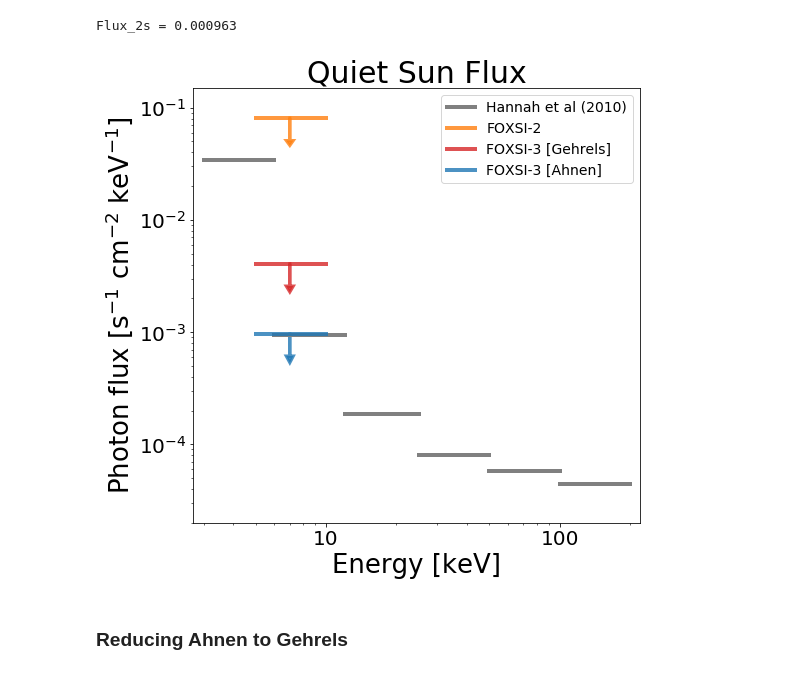
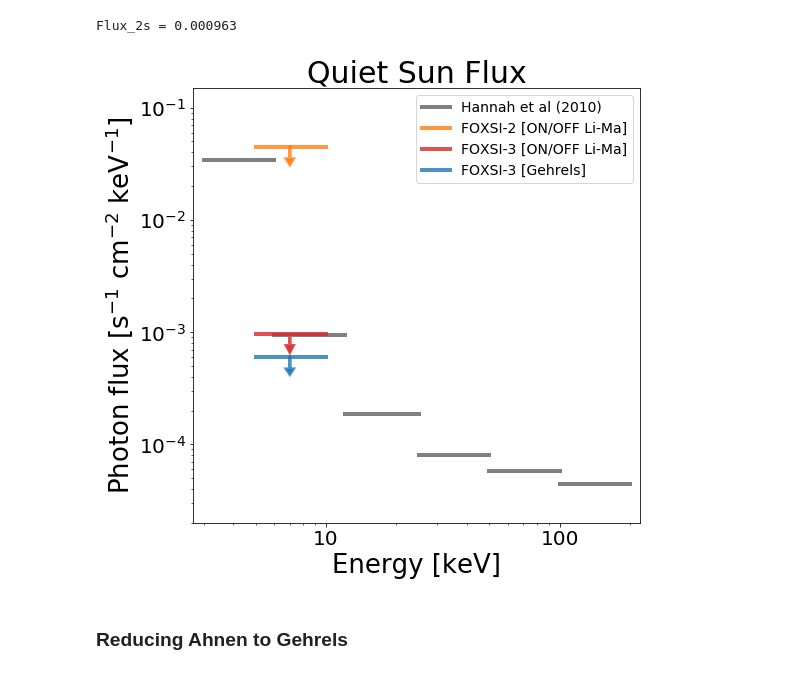
Before and after one commit to pymilo/QuietSunAnalysis, a Jupyter notebook: FOXSI3/Ahnen_Method_ON-OFF_Analysis.ipynb, the cells around one changed output. Saved outputs shown, nothing was run; the diff lists cells and outputs as text; code cells hidden in the pictures.

```diff
--- a/FOXSI3/Ahnen_Method_ON-OFF_Analysis.ipynb
+++ b/FOXSI3/Ahnen_Method_ON-OFF_Analysis.ipynb
@@ -155,43 +155,43 @@ Flux_2s = 0.000963
 from matplotlib.ticker import ScalarFormatter
 fig, ax = plt.subplots(figsize=(8,8))
 # Iain's Data (2010) :
 ax.plot([3,6],[340.38e-4,340.38e-4],linewidth=4.0,color='grey')
 ax.plot([6,12],[9.5e-4,9.5e-4],linewidth=4.0,color='grey')
 ax.plot([12,25],[1.88e-4,1.88e-4],linewidth=4.0,color='grey')
 ax.plot([25,50],[0.8e-4,0.8e-4],linewidth=4.0,color='grey')
 ax.plot([50,100],[0.58e-4,0.58e-4],linewidth=4.0,color='grey')
 ax.plot([100,200],[0.44e-4,0.44e-4],linewidth=4.0,color='grey',label='Hannah et al (2010)')
 # FOXSI2
-f2limit = 0.081
-ax.plot([5,10],[f2limit,f2limit],linewidth=4.0,color='tab:orange',label='FOXSI-2',alpha=0.8) # best
-ax.arrow(7, f2limit, 0, -0.03,head_width=0.5, head_length=0.005,alpha=0.8,
+f2limit = 0.045
+ax.plot([5,10],[f2limit,f2limit],linewidth=4.0,color='tab:orange',label='FOXSI-2 [ON/OFF Li-Ma]',alpha=0.8) # best
+ax.arrow(7, f2limit, 0, -0.01,head_width=0.5, head_length=0.004,alpha=0.8,
          fc='tab:orange', ec='tab:orange',linewidth=3.0)
 # FOXSI3 Gehrels
-Gehrels_lim = 0.004075
-ax.plot([5,10],[Gehrels_lim,Gehrels_lim],linewidth=4.0,color='tab:red',label='FOXSI-3 [Gehrels]',alpha=0.8) # best
-ax.arrow(7, Gehrels_lim, 0, -0.0015,head_width=0.5, head_length=0.0003,alpha=0.8,
+Gehrels_lim = 9.6e-4
+ax.plot([5,10],[Gehrels_lim,Gehrels_lim],linewidth=4.0,color='tab:red',label='FOXSI-3 [ON/OFF Li-Ma]',alpha=0.8) # best
+ax.arrow(7, Gehrels_lim, 0, -0.0002,head_width=0.5, head_length=0.0001,alpha=0.8,
          fc='tab:red', ec='tab:red',linewidth=3.0)
 # FOXSI3 Ahnen
-Ahnen_lim = flux
-ax.plot([5,10],[Ahnen_lim,Ahnen_lim],linewidth=4.0,color='tab:blue',label='FOXSI-3 [Ahnen]',alpha=0.8) # best
-ax.arrow(7, Ahnen_lim, 0, -0.00035,head_width=0.5, head_length=0.00008,alpha=0.8,
+Ahnen_lim = 6.0e-4
+ax.plot([5,10],[Ahnen_lim,Ahnen_lim],linewidth=4.0,color='tab:blue',label='FOXSI-3 [Gehrels]',alpha=0.8) # best
+ax.arrow(7, Ahnen_lim, 0, -0.00013,head_width=0.5, head_length=0.00005,alpha=0.8,
          fc='tab:blue', ec='tab:blue',linewidth=3.0)
 # ornaments
 ax.set_xscale('log')
 ax.set_yscale('log')
 ax.xaxis.set_major_formatter(ScalarFormatter())
 ax.set_xlim(2.7,220)
 ax.set_ylim(2e-5,0.15)
 ax.set_xlabel('Energy [keV]',fontsize=26)
 ax.set_ylabel('Photon flux [s$^{-1}$ cm$^{-2}$ keV$^{-1}$]',fontsize=26)
 ax.tick_params(axis='both', labelsize=20)
 ax.set_title('Quiet Sun Flux',fontsize=30)
 ax.legend(fontsize=14)
 plt.show()
 fig.savefig('images/QS_Flux_Ahnen.pdf',bbox_inches='tight',dpi=300)
 plt.close(fig)
 # %% [output]
-[figure, old version]
+[figure, new version]
 # %% [markdown]
 ### Reducing Ahnen to Gehrels
 # %%
```
Also changed, not shown: parts of 6 cells of this notebook, 8 other files.
